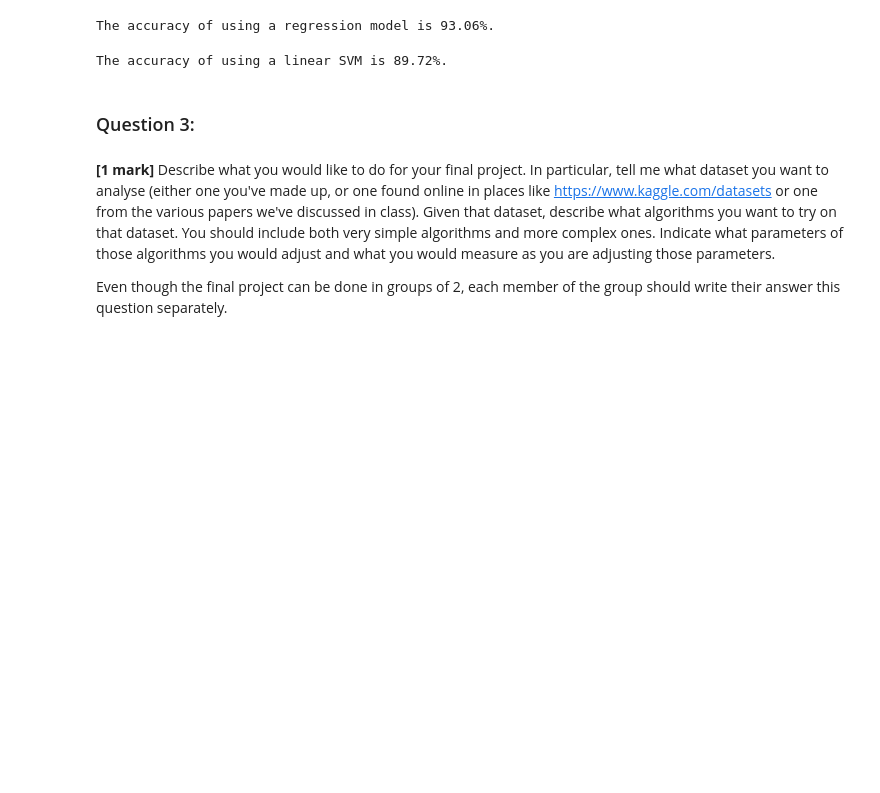
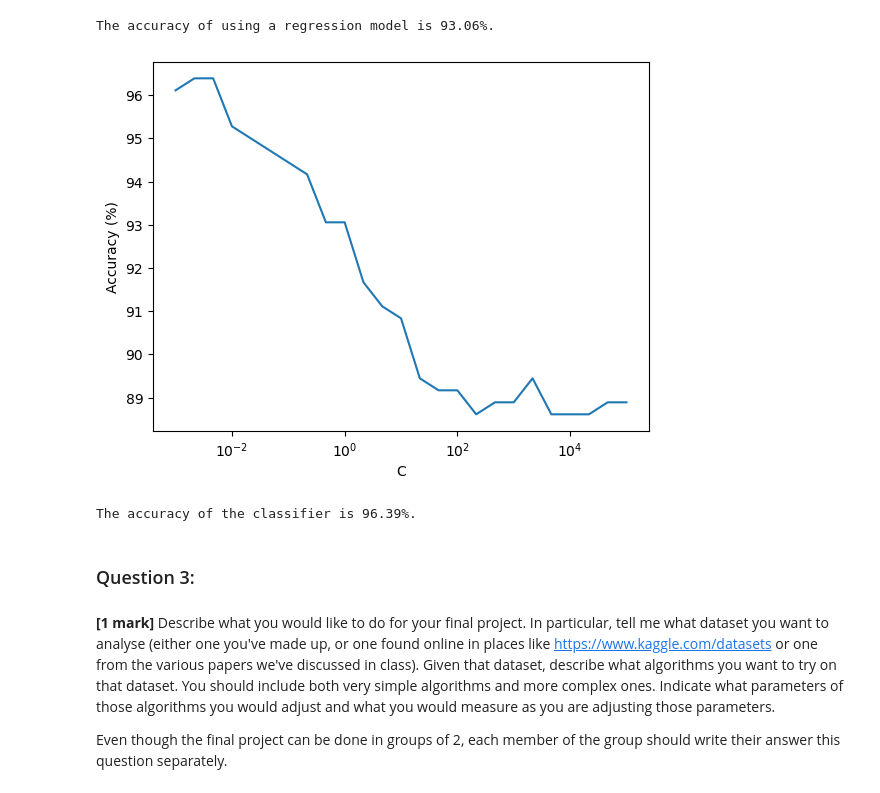
Before and after one commit to calvinhtr/SYDE_522, a Jupyter notebook: Assignment_3/Assignment 3.ipynb, the cells around one changed output. Saved outputs shown, nothing was run; the diff lists cells and outputs as text; code cells hidden in the pictures; blank space fills up the shorter version.

```diff
--- a/Assignment_3/Assignment 3.ipynb
+++ b/Assignment_3/Assignment 3.ipynb
@@ -675,18 +675,25 @@ The accuracy of using a regression model is 93.06%.
 # %%
 # Use linear SVM
 Cs = np.logspace(-3, 5, 25)
 accuracy_linsvm = []
 
 for i in range(len(Cs)):
+    svm = sklearn.svm.LinearSVC(C=Cs[i], dual = True, max_iter = 100000)
+    svm.fit(X_train_val, Y_train_val)
 
-svm = sklearn.svm.LinearSVC(C=100, dual = True, max_iter = 1000000000)
-svm.fit(X_train_val, Y_train_val)
+    output_linsvm = svm.predict(X_test)
+    acc_linsvm = np.mean(output_linsvm == Y_test)*100
 
-output_linsvm = svm.predict(X_test)
-acc_linsvm = np.mean(output_linsvm == Y_test)*100
+    accuracy_linsvm.append(acc_linsvm)
 
-print(f"The accuracy of using a linear SVM is {acc_linsvm:.2f}%.")
+plt.plot(Cs, accuracy_linsvm)
+plt.xscale("log")
+plt.xlabel("C")
+plt.ylabel("Accuracy (%)")
+plt.show()
+
+# print(f"The accuracy of using a linear SVM is {acc_linsvm:.2f}%.")
 # %% [output]
-The accuracy of using a linear SVM is 89.72%.
+[figure, added]
 # %%
 # Use kernel-based SVM
@@ -695,3 +700,20 @@ The accuracy of using a linear SVM is 89.72%.
+# %%
+# Use MLP classifier
+
+mlp = sklearn.neural_network.MLPClassifier(hidden_layer_sizes=(), # one hidden layer with 20 features
+                                           activation='relu',        # rectified linear
+                                           learning_rate_init=1e-2,  # learning rate
+                                           max_iter=1000,            # number of iterations
+                                           early_stopping=True,      # stop training if validation data gets worse
+                                           random_state=0)           # random number seed for initialization
+
+mlp.fit(X_train, Y_train)
+
+output = mlp.predict(X_test)
+accuracy = 100 * np.mean(output == Y_test)
+print(f"The accuracy of the classifier is {accuracy:.2f}%.")
+# %% [output]
+The accuracy of the classifier is 96.39%.
 # %% [markdown]
 ### Question 3:
 # %% [markdown]
```
Also changed, not shown: parts of 12 cells of this notebook.
